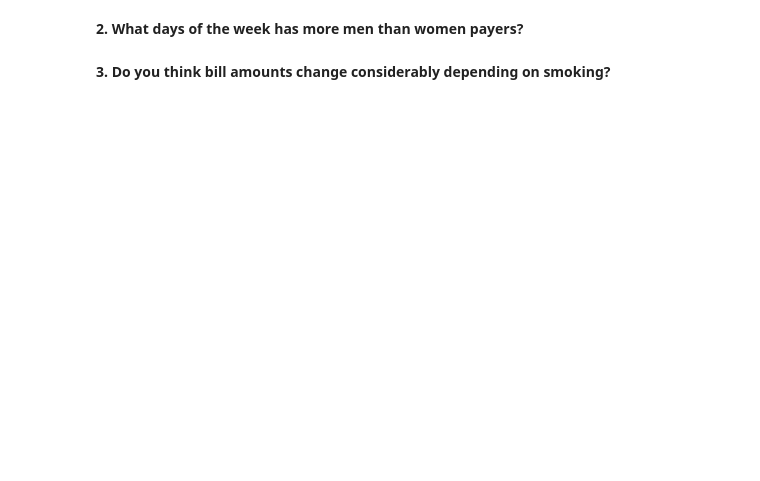
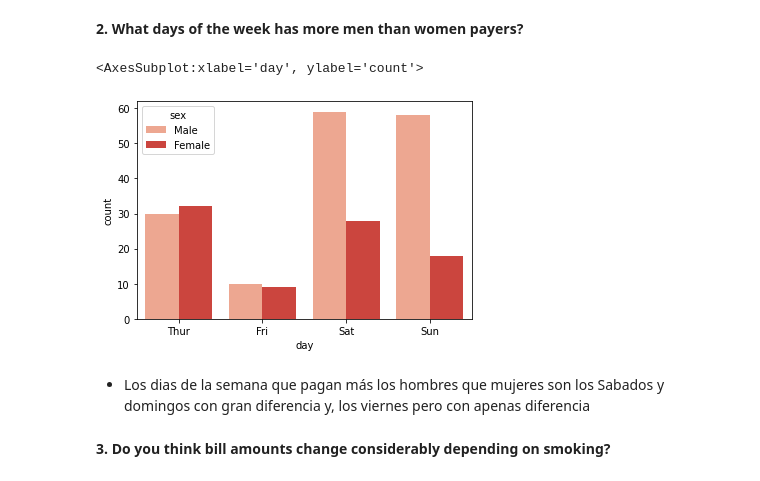
Before and after one commit to ironhack-datalabs/datamad1020-rev, a Jupyter notebook: module-1/lab-matplotlib-seaborn/your-code/challenge-1.ipynb, the cells around one changed output. Drawn from its saved outputs; the diff is of its cells as text; code cells hidden in the pictures; blank space fills up the shorter version.

```diff
--- a/module-1/lab-matplotlib-seaborn/your-code/challenge-1.ipynb
+++ b/module-1/lab-matplotlib-seaborn/your-code/challenge-1.ipynb
@@ -15,4 +43,11 @@ Answer all questions by drawing a graph. Then explain.
 # %% [markdown]
 **2. What days of the week has more men than women payers?**
+# %%
+sns.countplot(x= tips.day, hue = tips.sex, palette="Reds")
+# %% [output]
+<AxesSubplot:xlabel='day', ylabel='count'>
+[figure, added]
+# %% [markdown]
+- Los dias de la semana que pagan más los hombres que mujeres son los Sabados y domingos con gran diferencia y, los viernes pero con apenas diferencia
 # %% [markdown]
 **3. Do you think bill amounts change considerably depending on smoking?**
```
Also changed, not shown: parts of 9 cells of this notebook, 1 other file.
